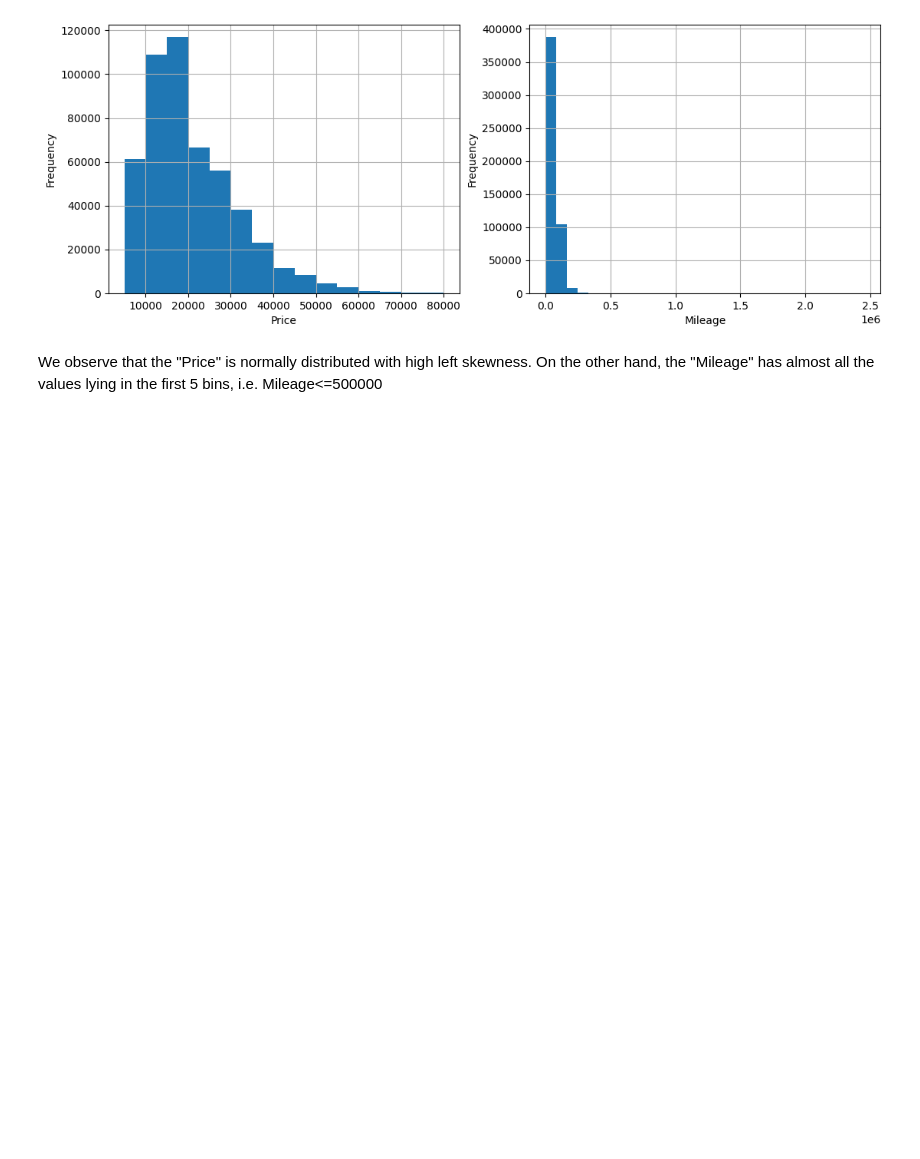
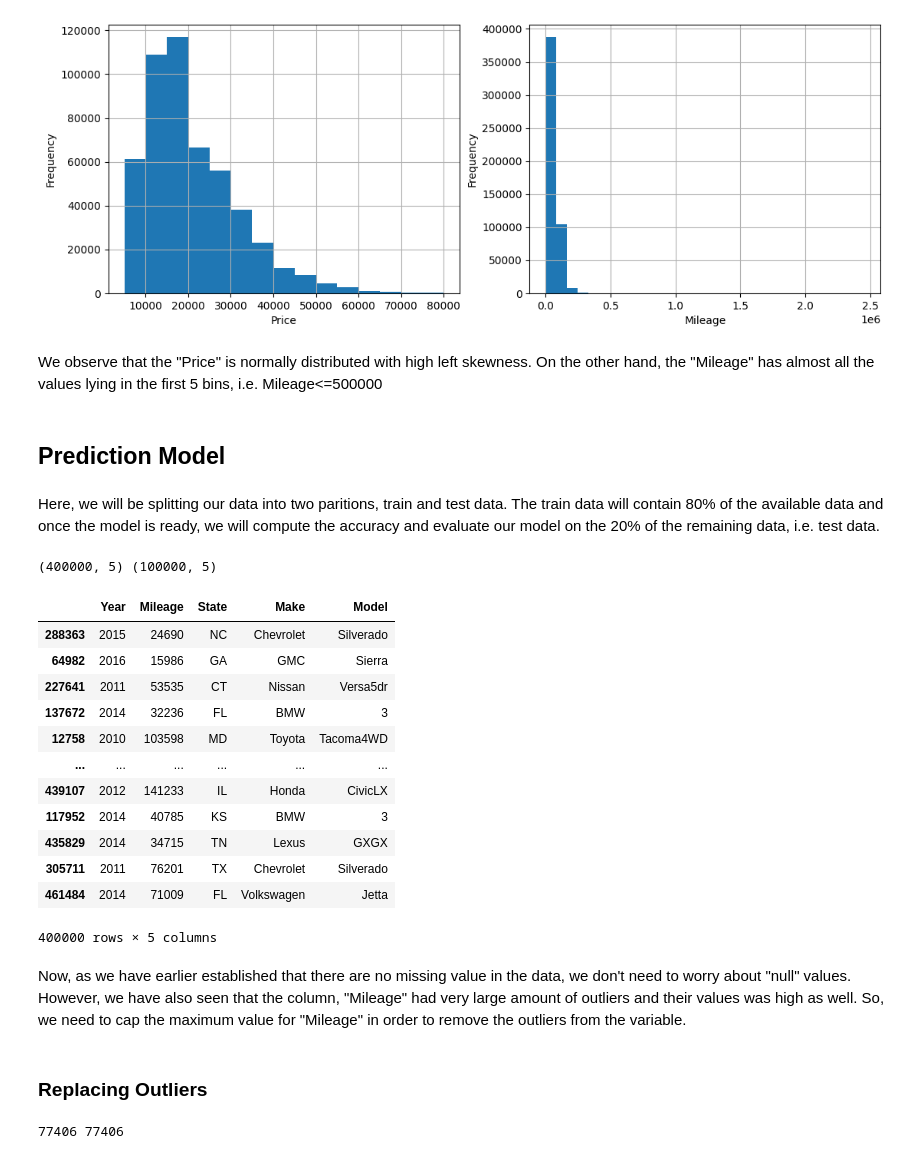
Before and after one commit to Vedang-Chavan/Predict_used_car_price, a Jupyter notebook: usage.ipynb, the cells around one changed output. Cells and saved outputs as stored; diff of their text form; code cells hidden in the pictures; blank space fills up the shorter version.

```diff
--- a/usage.ipynb
+++ b/usage.ipynb
@@ -282,3 +283,5 @@ Text(0, 0.5, 'Frequency')
 [figure]
 # %% [markdown]
 We observe that the "Price" is normally distributed with high left skewness. On the other hand, the "Mileage" has almost all the values lying in the first 5 bins, i.e. Mileage<=500000
+# %% [markdown]
+## Prediction Model
@@ -284,0 +299,2 @@ We observe that the "Price" is normally distributed with high left skewness. On
+# %% [markdown]
+Here, we will be splitting our data into two paritions, train and test data. The train data will contain 80% of the available data and once the model is ready, we will compute the accuracy and evaluate our model on the 20% of the remaining data, i.e. test data.
@@ -284,0 +304,22 @@ We observe that the "Price" is normally distributed with high left skewness. On
+# %%
+print(X_train.shape, X_test.shape)
+X_train
+# %% [output]
+(400000, 5) (100000, 5)
+|  | Year | Mileage | State | Make | Model |
+| 288363 | 2015 | 24690 | NC | Chevrolet | Silverado |
+| 64982 | 2016 | 15986 | GA | GMC | Sierra |
+| 227641 | 2011 | 53535 | CT | Nissan | Versa5dr |
+| 137672 | 2014 | 32236 | FL | BMW | 3 |
+| 12758 | 2010 | 103598 | MD | Toyota | Tacoma4WD |
+| ... | ... | ... | ... | ... | ... |
+| 439107 | 2012 | 141233 | IL | Honda | CivicLX |
+| 117952 | 2014 | 40785 | KS | BMW | 3 |
+| 435829 | 2014 | 34715 | TN | Lexus | GXGX |
+| 305711 | 2011 | 76201 | TX | Chevrolet | Silverado |
+| 461484 | 2014 | 71009 | FL | Volkswagen | Jetta |
+400000 rows × 5 columns
+# %% [markdown]
+Now, as we have earlier established that there are no missing value in the data, we don't need to worry about "null" values. However, we have also seen that the column, "Mileage" had very large amount of outliers and their values was high as well. So, we need to cap the maximum value for "Mileage" in order to remove the outliers from the variable.
+# %% [markdown]
+### Replacing Outliers
@@ -284,0 +334,5 @@ We observe that the "Price" is normally distributed with high left skewness. On
+# %%
+# Confirming the max value for "Mileage"
+print(X_train["Mileage"].max(),X_test["Mileage"].max())
+# %% [output]
+77406 77406
```
Also changed, not shown: parts of 24 cells of this notebook, 2 other files.
